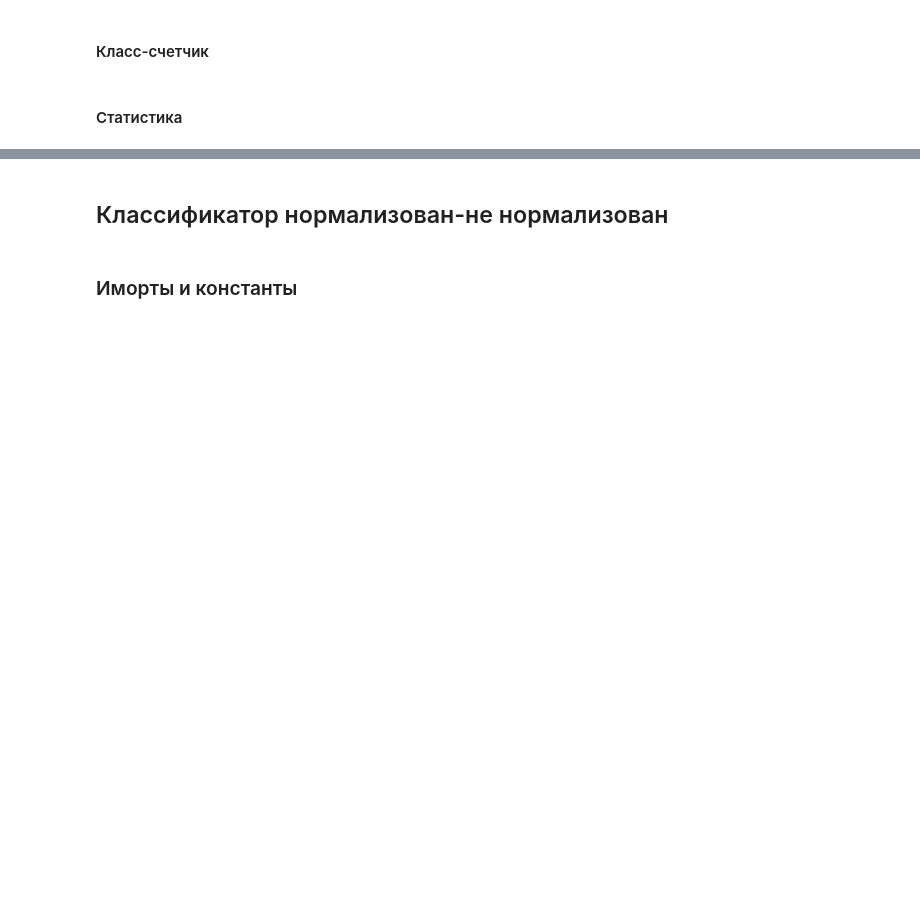
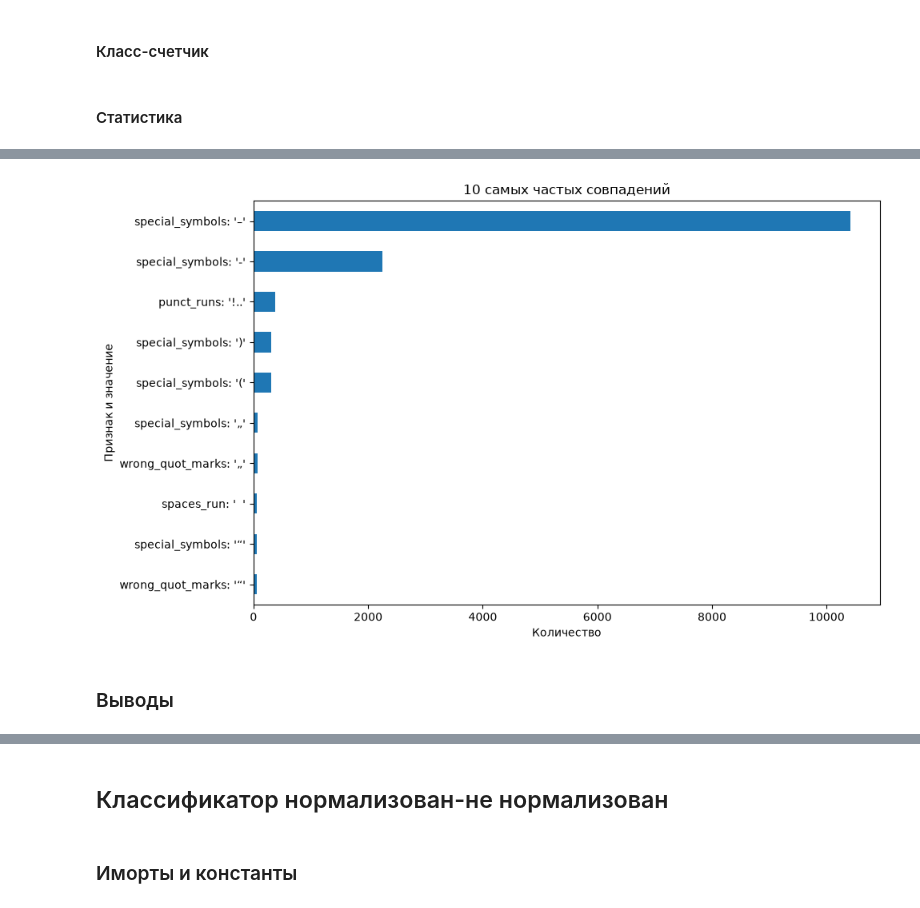
Before and after one commit to ivanVgusev/tts_labs_itmo, a Jupyter notebook: labs/lab1_text/lab1.ipynb, the cells around one changed output, grey strips where cells are left out. Drawn from its saved outputs; the diff is of its cells as text; code cells hidden in the pictures; blank space fills up the shorter version.

```diff
--- a/labs/lab1_text/lab1.ipynb
+++ b/labs/lab1_text/lab1.ipynb
@@ -330,0 +366,6 @@ defaultdict(<class 'collections.Counter'>,
+# %%
+for feature, counter in stats.items():
+    if counter:
+        print(feature)
+        pprint(counter.most_common(10))
+        print()
@@ -330,0 +416,18 @@ defaultdict(<class 'collections.Counter'>,
+# %%
+top_values = []
+for feature, counter in stats.items():
+    for value, count in counter.items():
+        top_values.append((f"{feature}: {value!r}", count))
+
+top_values = sorted(top_values, key=lambda item: item[1])[-10:]
+labels, values = zip(*top_values)
+ax = pd.Series(values, index=labels).plot.barh(figsize=(10, 6))
+ax.set_title("10 самых частых совпадений")
+ax.set_xlabel("Количество")
+ax.set_ylabel("Признак и значение")
+plt.tight_layout()
+plt.show()
+# %% [output]
+[figure, added]
+# %% [markdown]
+### Выводы
```
Also changed, not shown: parts of 32 cells of this notebook, 10 other files.
